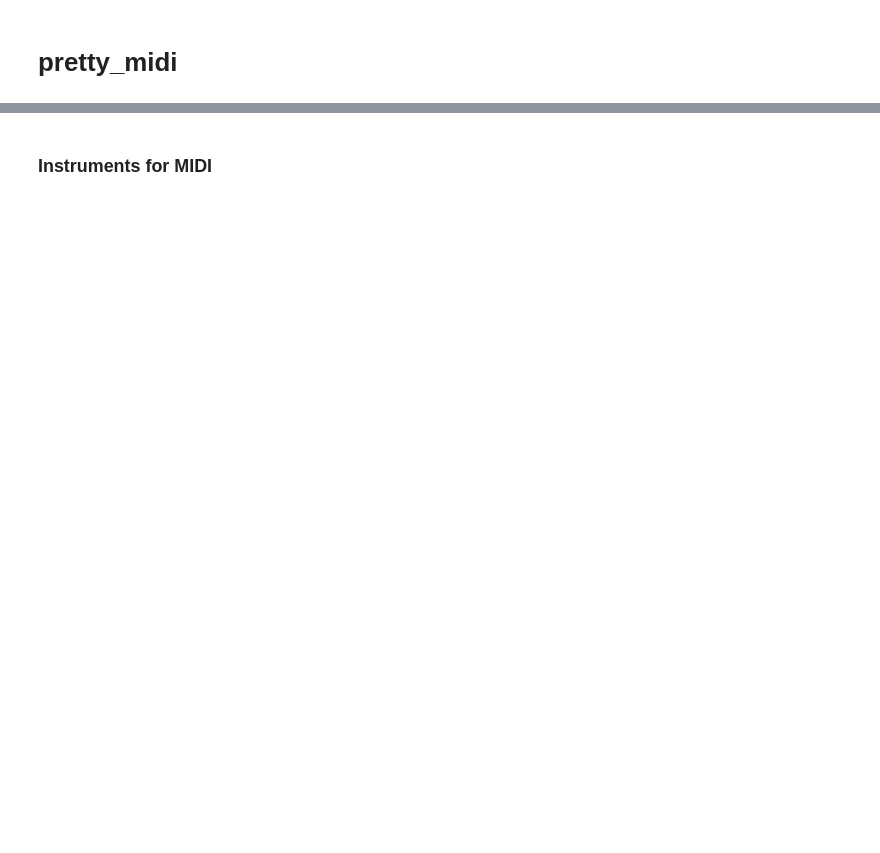
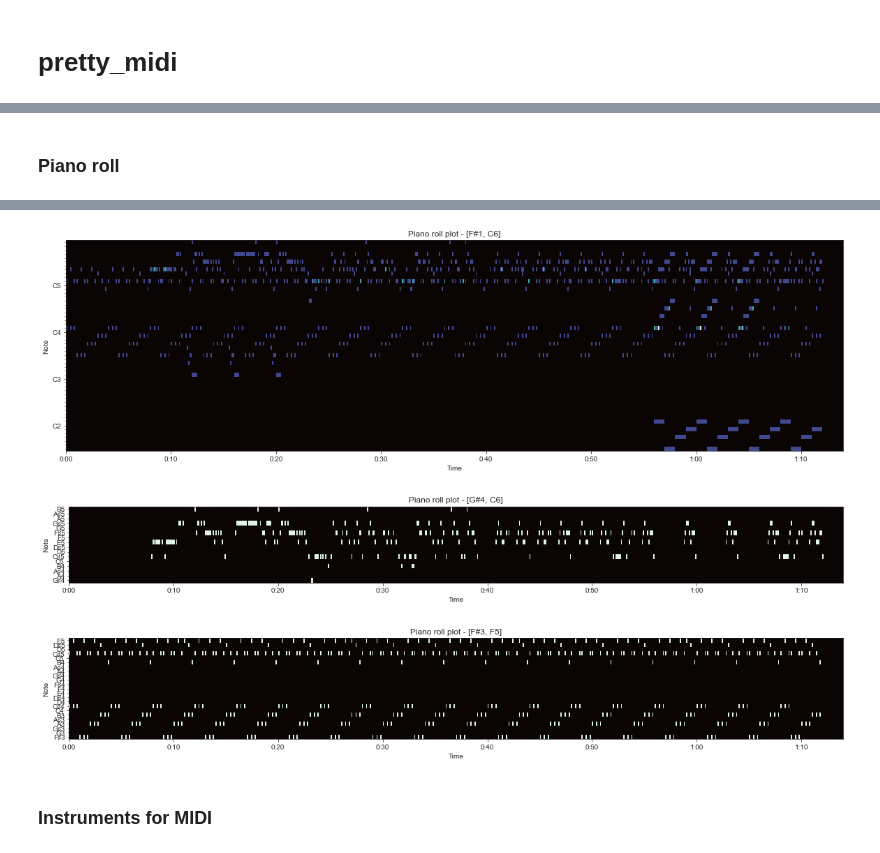
Before and after one commit to StefanHeng/Symbolic-Music-Generation, a Jupyter notebook: explore_package/explore_midi_processing.ipynb, the cells around one changed output, grey strips where cells are left out. Saved outputs shown, nothing was run; the diff lists cells and outputs as text; code cells hidden in the pictures; blank space fills up the shorter version.

Commit message:
Update: midi processing, piano roll plot

```diff
--- a/explore_package/explore_midi_processing.ipynb
+++ b/explore_package/explore_midi_processing.ipynb
@@ -137,0 +131,67 @@ TypeError: unsupported operand type(s) for -: 'NoneType' and 'int'
+# %% [markdown]
+### Piano roll
+# %%
+import numpy as np
+
+# def get_pitch_range(pm_):
+#     """
+#     :return: Inclusive lower and upper bound of pitch in PrettyMIDI
+#     """
+#     def _get(instr_):
+#         arr = np.array([n.pitch for n in instr_.notes])
+#         # ic(arr)
+#         # ic(np.array([arr.min(), arr.max()]))
+#         return np.array([arr.min(), arr.max()])
+#     # ic([_get(i) for i in pm_.instruments])
+#     ranges = np.vstack(_get(i) for i in pm_.instruments)
+#     # ic(ranges)
+#     return ranges[:, 0].min(), ranges[:, 1].max()
+#
+# ic(get_pitch_range(pm))
+#
+#
+# # from matplotlib import rcParams
+# # rcParams['image.cmap'] = 'mako'
+#
+#
+# def plot_piano_roll(pm_: pretty_midi.PrettyMIDI, strt=None, end=None, fqs=100):
+#     plt.figure(figsize=(16, 9))
+#     if strt is None and end is None:
+#         strt, end = get_pitch_range(pm_)
+#         end += 1  # inclusive np array slicing
+#     kwargs = dict(
+#         fmin=pretty_midi.note_number_to_hz(strt) if strt else None
+#     )
+#     librosa.display.specshow(
+#         pm_.get_piano_roll(fqs)[strt:end],
+#         hop_length=1, sr=fqs, x_axis='time', y_axis='cqt_note',
+#         cmap='mako',
+#         **kwargs
+#     )
+#     # plt.colorbar()
+#     plt.title('Piano roll plot')
+#
+#
+# pr = pm.get_piano_roll(100)
+# pr_sliced = pr[65:75]
+# pr_sliced = pr_sliced[:20][:2]
+#
+# ic(type(pr), pr.shape, pr.dtype, pr_sliced.shape, pr_sliced)
+# # plot_piano_roll(pm, 10, 90)
+# plot_piano_roll(pm)
+# # plot_piano_roll(pm, strt=None, end=120)
+
+pr = pm.get_piano_roll(100)
+ic(pr.shape, pr.dtype, pr[75:80, 920:960])
+# ic(np.where(pr > 100))
+
+instr0 = pm.instruments[0]
+instr1 = pm.instruments[1]
+ic(instr0.get_piano_roll()[76, 920:960])
+ic(instr1.get_piano_roll()[76, 920:960])
+
+# Don't get the librosa warning
+Pmu.plot_piano_roll(pm)  # The peak values in the plot is due to overlapping note & time, in multiple tracks
+Pmu.plot_piano_roll(instr0)
+Pmu.plot_piano_roll(instr1)
+# %% [output]
@@ -138,2 +215,5 @@ TypeError: unsupported operand type(s) for -: 'NoneType' and 'int'
+[figure, added]
+[figure, added]
+[figure, added]
 # %% [markdown]
 ### Instruments for MIDI
```
Also changed, not shown: parts of 9 cells of this notebook, 3 other files.
